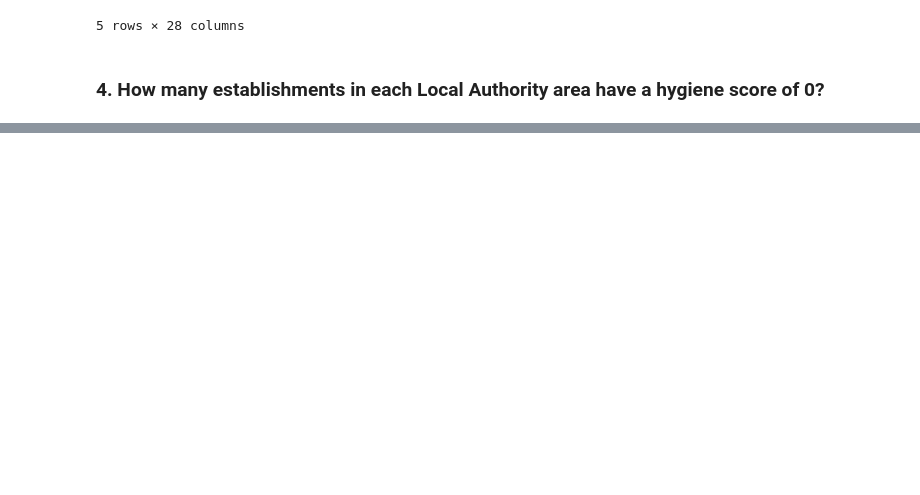
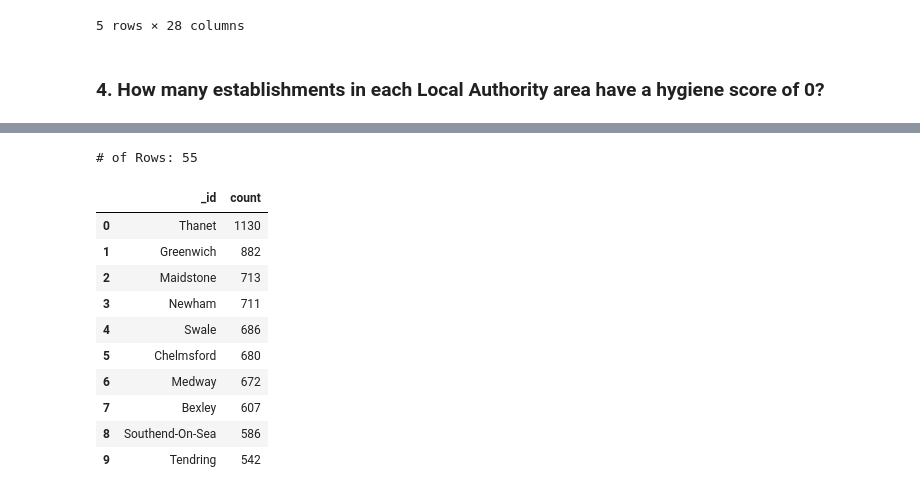
Before and after one commit to Neelka96/nosql-challenge, a Jupyter notebook: NoSQL_analysis.ipynb, the cells around one changed output, grey strips where cells are left out. Saved outputs shown, nothing was run; the diff lists cells and outputs as text; code cells hidden in the pictures; blank space fills up the shorter version.

```diff
--- a/NoSQL_analysis.ipynb
+++ b/NoSQL_analysis.ipynb
@@ -216,7 +207,20 @@ Document Count: 5
 # 1. Matches establishments with a hygiene score of 0
 # 2. Groups the matches by Local Authority
 # 3. Sorts the matches from highest to lowest
+matching = {'$match': {'scores.Hygiene': 0}}
+grouping = {
+    '$group' : {
+        '_id': '$LocalAuthorityName'
+        ,'count': {'$sum': 1}
+    }
+}
+sorting = {'$sort': {'count': -1}}
+
+pipeline = [matching, grouping, sorting]
+results = [*establishments.aggregate(pipeline)]
 
 # Print the number of documents in the result
+print(f'Document Count: {len(results)}\n\n')
 
 # Print the first 10 results
+pprint(results[:10])
@@ -223,6 +241,20 @@ Document Count: 5
 # %%
 # Convert the result to a Pandas DataFrame
-
+result_df = pd.DataFrame(results)
 # Display the number of rows in the DataFrame
-
+print(f'# of Rows: {result_df.shape[0]}\n')
 # Display the first 10 rows of the DataFrame
+result_df.head(10)
+# %% [output]
+# of Rows: 55
+|  | _id | count |
+| 0 | Thanet | 1130 |
+| 1 | Greenwich | 882 |
+| 2 | Maidstone | 713 |
+| 3 | Newham | 711 |
+| 4 | Swale | 686 |
+| 5 | Chelmsford | 680 |
+| 6 | Medway | 672 |
+| 7 | Bexley | 607 |
+| 8 | Southend-On-Sea | 586 |
+| 9 | Tendring | 542 |
```
Also changed, not shown: parts of 5 cells of this notebook.
